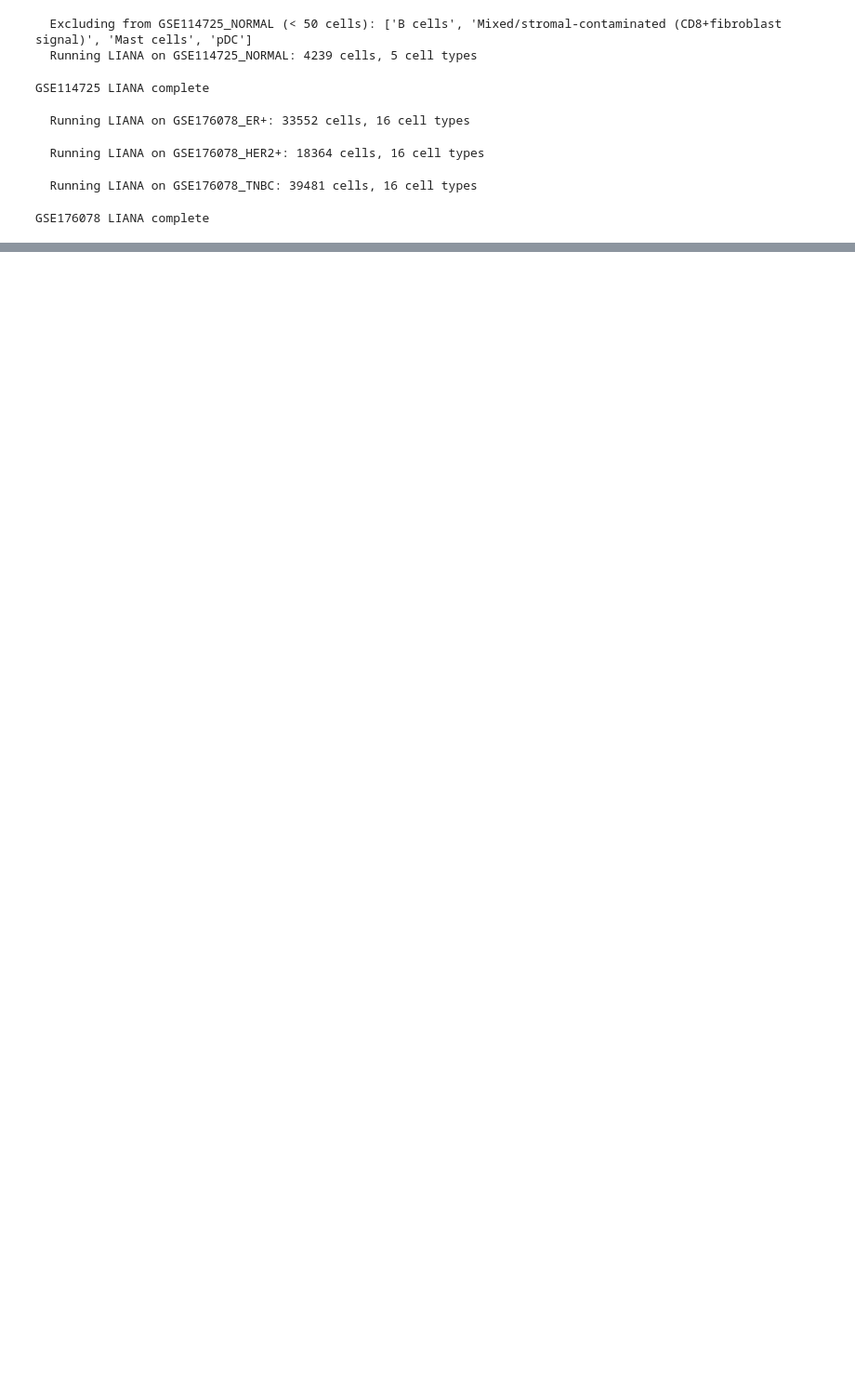
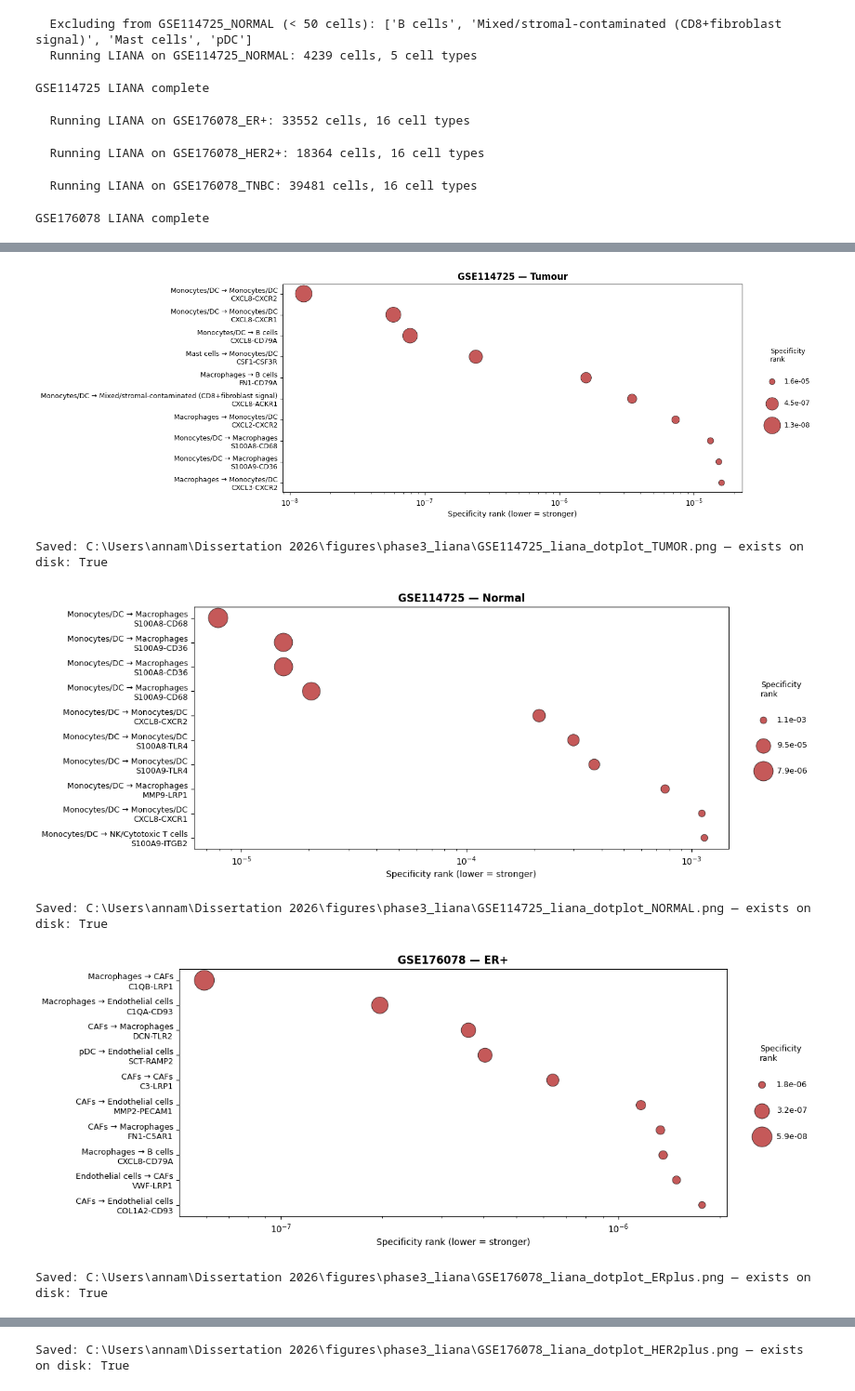
Before and after one commit to annamcstay/brca-scrnaseq-analysis, a Jupyter notebook: Notebooks/07_phase3_LIANA_interactions.ipynb, the cells around one changed output, grey strips where cells are left out. Shown at 93% size. Saved outputs shown, nothing was run; the diff lists cells and outputs as text; code cells hidden in the pictures; blank space fills up the shorter version.

Commit message:
Notebook renumbering (23-25 to 22-24), LIANA/composition figure corrections, HER2+ leave-one-out fix, CD93 counterpoint figures, finelabels pathway figures, fix quoted .gitignore entry

```diff
--- a/Notebooks/07_phase3_LIANA_interactions.ipynb
+++ b/Notebooks/07_phase3_LIANA_interactions.ipynb
@@ -191,3 +191,79 @@ Monocytes/DC                                        Macrophages         S100A8
              CAFs      Endothelial cells         EFEMP2             AQP1        0.042899      1.113159e-06
              CAFs      Endothelial cells         COL1A1             FLT4        0.165982      1.506090e-06
 Endothelial cells Epithelial (ambiguous)            VWF        TNFRSF11B        0.088845      1.552138e-06
+# %%
+import pandas as pd
+import numpy as np
+import matplotlib.pyplot as plt
+from pathlib import Path
+
+PROJECT_DIR = Path(r"C:\Users\annam\Dissertation 2026")
+RESULTS_DIR = PROJECT_DIR / "results" / "phase3_liana"
+FIGURE_DIR = PROJECT_DIR / "figures" / "phase3_liana"
+FIGURE_DIR.mkdir(parents=True, exist_ok=True)
+
+def plot_liana_dotplot(csv_path, title, save_path, n=10):
+    df = pd.read_csv(csv_path)
+    top = df.sort_values("specificity_rank").head(n).copy()
+    top["interaction"] = (
+        top["source"] + " → " + top["target"] + "\n" +
+        top["ligand_complex"] + "-" + top["receptor_complex"]
+    )
+    top["neg_log10_spec"] = -np.log10(top["specificity_rank"])
+    top = top.iloc[::-1]
+
+    min_val, max_val = top["neg_log10_spec"].min(), top["neg_log10_spec"].max()
+    if max_val > min_val:
+        norm = (top["neg_log10_spec"] - min_val) / (max_val - min_val)
+    else:
+        norm = pd.Series([0.5] * len(top), index=top.index)
+    sizes = 60 + norm * 440
+
+    fig, ax = plt.subplots(figsize=(11, max(4, n * 0.5)))
+    ax.scatter(
+        top["specificity_rank"], range(len(top)),
+        s=sizes, c="firebrick", alpha=0.75,
+        edgecolors="black", linewidth=0.6
+    )
+    ax.set_yticks(range(len(top)))
+    ax.set_yticklabels(top["interaction"], fontsize=9)
+    ax.set_xscale("log")
+    ax.set_xlabel("Specificity rank (lower = stronger)")
+    ax.set_title(title, fontsize=12, fontweight="bold")
+
+    legend_ranks_display = [
+        top["specificity_rank"].max(),
+        np.sqrt(top["specificity_rank"].max() * top["specificity_rank"].min()),
+        top["specificity_rank"].min()
+    ]
+    legend_sizes = [60, 280, 500]
+    legend_handles = [
+        plt.scatter([], [], s=s, c="firebrick", alpha=0.75,
+                     edgecolors="black", linewidth=0.6)
+        for s in legend_sizes
+    ]
+    legend_labels = [f"{r:.1e}" for r in legend_ranks_display]
+    ax.legend(
+        legend_handles, legend_labels,
+        title="Specificity\nrank", loc="center left",
+        bbox_to_anchor=(1.02, 0.5), fontsize=9, title_fontsize=9,
+        frameon=False, labelspacing=2.2, borderpad=1.5
+    )
+
+    fig.savefig(save_path, dpi=300, bbox_inches="tight", facecolor="white")
+    plt.show()
+    plt.close(fig)
+    print(f"Saved: {save_path} — exists on disk: {save_path.exists()}")
+
+plot_liana_dotplot(RESULTS_DIR / "GSE114725_liana_TUMOR.csv", "GSE114725 — Tumour", FIGURE_DIR / "GSE114725_liana_dotplot_TUMOR.png")
+plot_liana_dotplot(RESULTS_DIR / "GSE114725_liana_NORMAL.csv", "GSE114725 — Normal", FIGURE_DIR / "GSE114725_liana_dotplot_NORMAL.png")
+plot_liana_dotplot(RESULTS_DIR / "GSE176078_liana_ERplus.csv", "GSE176078 — ER+", FIGURE_DIR / "GSE176078_liana_dotplot_ERplus.png")
+plot_liana_dotplot(RESULTS_DIR / "GSE176078_liana_HER2plus.csv", "GSE176078 — HER2+", FIGURE_DIR / "GSE176078_liana_dotplot_HER2plus.png")
+plot_liana_dotplot(RESULTS_DIR / "GSE176078_liana_TNBC.csv", "GSE176078 — TNBC", FIGURE_DIR / "GSE176078_liana_dotplot_TNBC.png")
+# %% [output]
+[figure, added]
+Saved: C:\Users\annam\Dissertation 2026\figures\phase3_liana\GSE114725_liana_dotplot_TUMOR.png — exists on disk: True
+[figure, added]
+Saved: C:\Users\annam\Dissertation 2026\figures\phase3_liana\GSE114725_liana_dotplot_NORMAL.png — exists on disk: True
+[figure, added]
+Saved: C:\Users\annam\Dissertation 2026\figures\phase3_liana\GSE176078_liana_dotplot_ERplus.png — exists on disk: True
@@ -193,0 +271 @@ Endothelial cells Epithelial (ambiguous)            VWF        TNFRSF11B
+Saved: C:\Users\annam\Dissertation 2026\figures\phase3_liana\GSE176078_liana_dotplot_HER2plus.png — exists on disk: True
```
Also changed, not shown: parts of 3 cells of this notebook, 22 other files.
